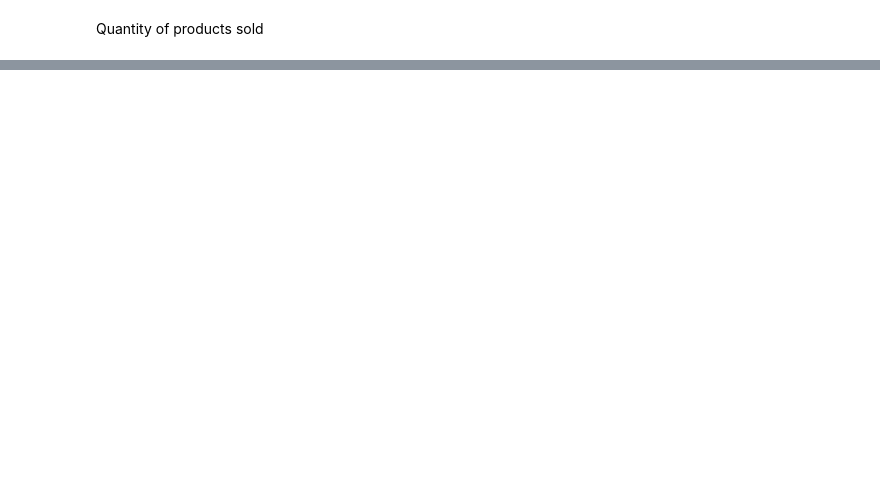
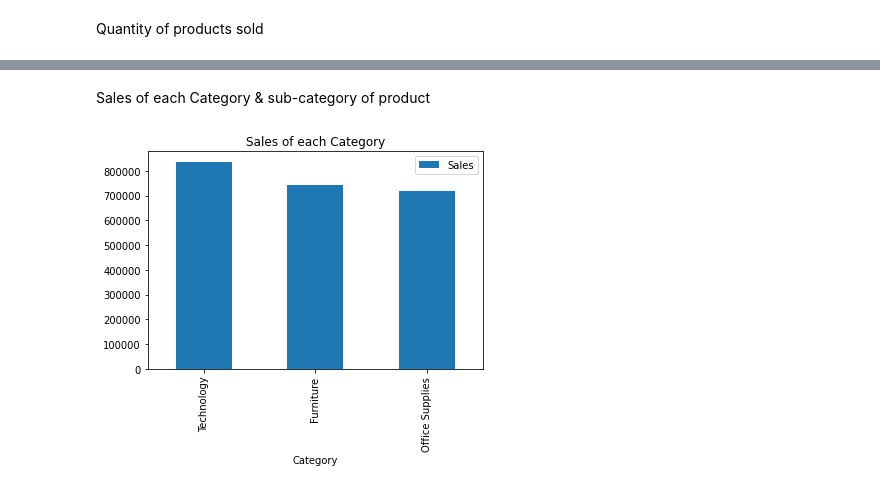
Before and after one commit to jadesola123/RetailEDA, a Jupyter notebook: RetailEDA.ipynb, the cells around one changed output, grey strips where cells are left out. Drawn from its saved outputs; the diff is of its cells as text; code cells hidden in the pictures; blank space fills up the shorter version.

```diff
--- a/RetailEDA.ipynb
+++ b/RetailEDA.ipynb
@@ -99,0 +67,8 @@ plt.show()
+# %% [markdown]
+Sales of each Category & sub-category of product
+# %%
+Cat_sales=Superstore.groupby('Category').agg({'Sales': 'sum'}).sort_values(by='Sales',ascending=False)
+Cat_sales.plot(kind="bar", title="Sales of each Category")
+plt.show()
+# %% [output]
+[figure, added]
```
Also changed, not shown: parts of 20 cells of this notebook.
